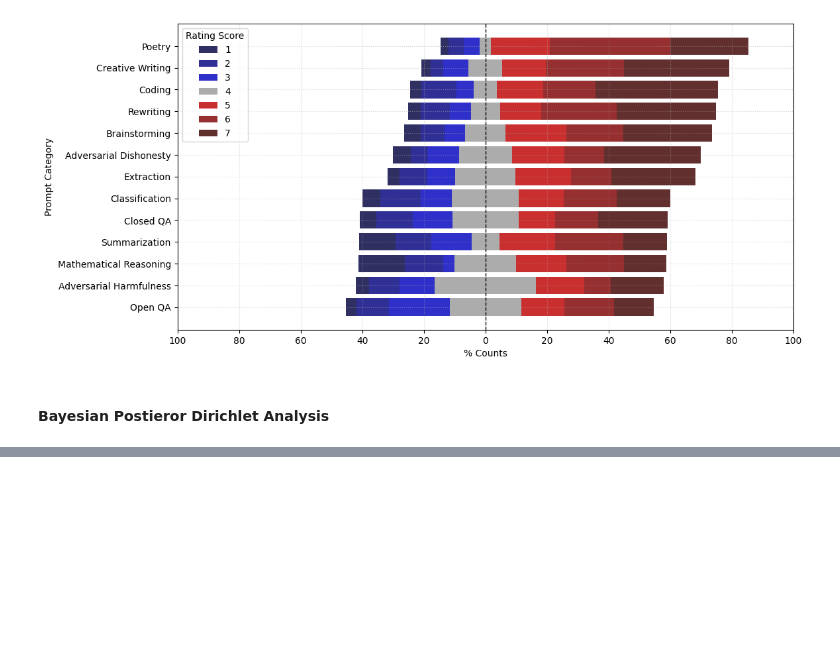
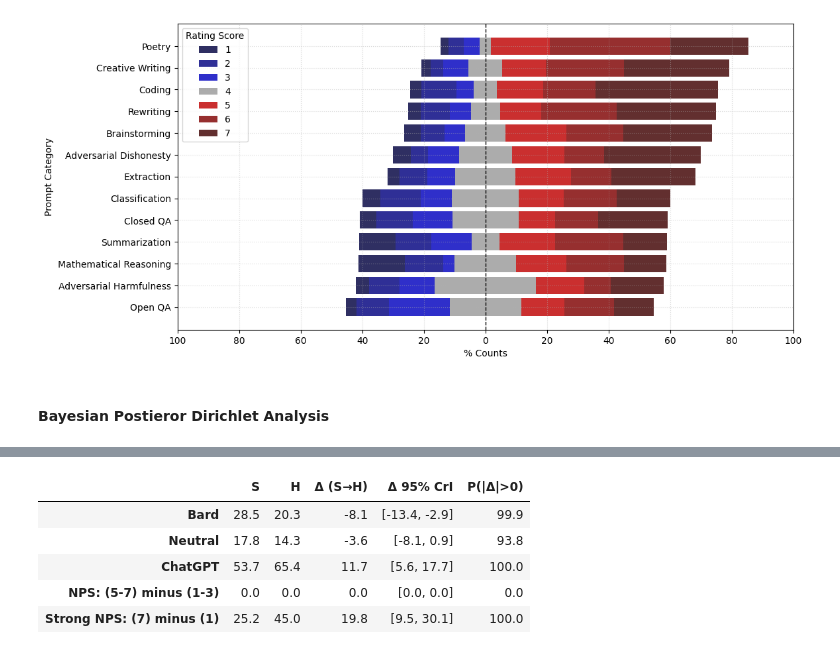
Before and after one commit to aswyatt/DA-Python, a Jupyter notebook: Interview/Data Analysis 1/Human Eval Bard.ipynb, the cells around one changed output, grey strips where cells are left out. Drawn from its saved outputs; the diff is of its cells as text; code cells hidden in the pictures; blank space fills up the shorter version.

```diff
--- a/Interview/Data Analysis 1/Human Eval Bard.ipynb
+++ b/Interview/Data Analysis 1/Human Eval Bard.ipynb
@@ -883,2 +859,0 @@ _ = [display(k, d) for k,d in data.items()]
-# %%
-d = data[mask]
@@ -1178,0 +919,9 @@ plt.show()
+# %%
+sample_size = 100_000
+rng = np.random.default_rng(99)  # Arbitrary seed for reproducibility
+for comp, p in pivot.items():
+    for nc, cat in enumerate(p.index):
+        samples = rng.dirichlet(np.array([bard_promoters[comp][cat], neutral[comp][cat], chatgpt_promoters[comp][cat]])+1, size=sample_size)
+        # samples_s =
+        break
+    break
@@ -1178,0 +936,68 @@ plt.show()
+# %%
+samples = 100*np.array(
+    [rng.dirichlet(row + 1, size=sample_size) for row in pivot.to_numpy()]
+)
+
+masks = {
+    f"Bard much better ({scores[0]})": (scores == scores[0]),
+    f"Bard better ({scores[0]}-{neutral_score-1})": (scores < neutral_score),
+    f"Same ({neutral_score})": (scores == neutral_score),
+    f"ChatGPT better ({neutral_score+1}-{scores[-1]})": (scores > neutral_score),
+    f"ChatGPT much better ({scores[-1]})": (scores == scores[-1]),
+}
+
+def bayesian_summary(s):
+    d = np.diff(s, axis=0).flatten()
+    return [
+        *np.median(s, axis=1),
+        np.median(d),
+        np.percentile(d, [2.5, 97.5]),
+        100 * (d < 0).mean(),
+        100 * (d > 0).mean(),
+    ]
+
+
+data = []
+for k, m in masks.items():
+    s = samples[..., m].sum(axis=-1)
+    data.append(bayesian_summary(s))
+
+# NPS Scores
+keys = list(masks.keys())
+data.append(
+    bayesian_summary(
+        (samples[..., masks[keys[-2]]] - samples[..., masks[keys[1]]]).sum(axis=-1)
+    )
+)
+data.append(
+    bayesian_summary(
+        (samples[..., masks[keys[-1]]] - samples[..., masks[keys[0]]]).sum(axis=-1)
+    )
+)
+
+        # f"NPS: (#>{neutral_score})-(#<{neutral_score})",
+        # f"Strong NPS: (#={scores[-1]})-(#={scores[0]})",
+
+data = pd.DataFrame(
+    data,
+    index=[
+        *keys,
+        f"NPS: [{neutral_score+1}+]-[{neutral_score-1}-]",
+        f"Strong NPS: [{scores[-1]}]-[{scores[0]}]",
+    ],
+    columns=[
+        *[c[0] for c in complexity],
+        "\u0394 (S\u2192H)",
+        "\u0394 95% CrI",
+        "P(\u0394<0)",
+        "P(\u0394>0)",
+    ],
+)
+
+display(
+    d := data.map(
+        lambda x: np.round(x, 1) if isinstance(x, np.ndarray) else np.round(x, 1)
+    )
+)
+print(d.to_csv(sep="\t", index=True, index_label="Rating", float_format="%.1f"))
+# %% [output]
@@ -1178,0 +1012,6 @@ plt.show()
+|  | S | H | Δ (S→H) | Δ 95% CrI | P(|Δ|>0) |
+| Bard | 28.5 | 20.3 | -8.1 | [-13.4, -2.9] | 99.9 |
+| Neutral | 17.8 | 14.3 | -3.6 | [-8.1, 0.9] | 93.8 |
+| ChatGPT | 53.7 | 65.4 | 11.7 | [5.6, 17.7] | 100.0 |
+| NPS: (5-7) minus (1-3) | 0.0 | 0.0 | 0.0 | [0.0, 0.0] | 0.0 |
+| Strong NPS: (7) minus (1) | 25.2 | 45.0 | 19.8 | [9.5, 30.1] | 100.0 |
```
Also changed, not shown: parts of 36 cells of this notebook.
